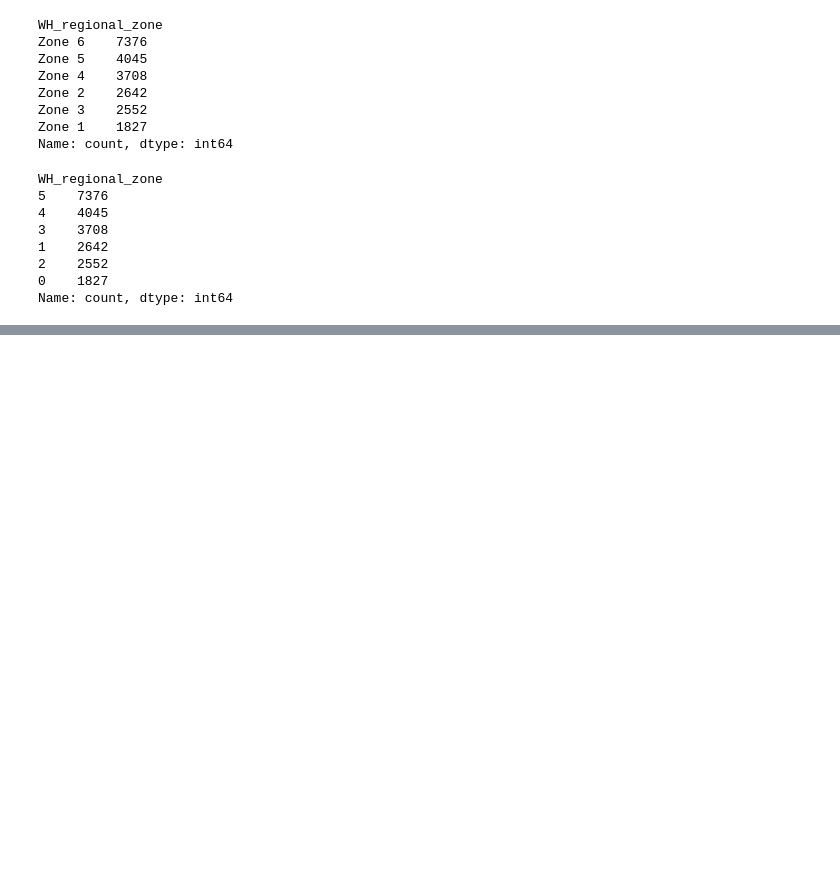
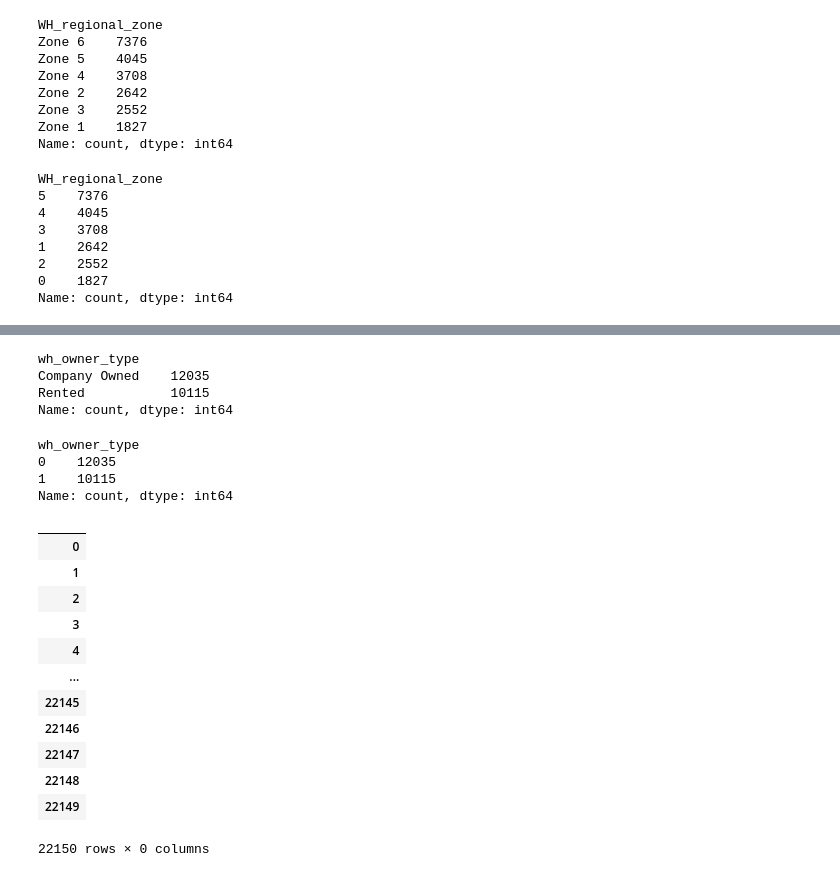
Before and after one commit to vikasmishra0921/SupplyChain, a Jupyter notebook: model.ipynb, the cells around one changed output, grey strips where cells are left out. Drawn from its saved outputs; the diff is of its cells as text; code cells hidden in the pictures; blank space fills up the shorter version.

```diff
--- a/model.ipynb
+++ b/model.ipynb
@@ -448,0 +460,32 @@ NameError: name 'categorical_columns' is not defined
+# %%
+df['wh_owner_type'].value_counts()
+# %% [output]
+wh_owner_type
+Company Owned    12035
+Rented           10115
+Name: count, dtype: int64
+# %%
+df['wh_owner_type'] = le.fit_transform(df['wh_owner_type'])
+# %%
+df['wh_owner_type'].value_counts()
+# %% [output]
+wh_owner_type
+0    12035
+1    10115
+Name: count, dtype: int64
+# %%
+df.select_dtypes(include = 'object')
+# %% [output]
+|  |
+| 0 |
+| 1 |
+| 2 |
+| 3 |
+| 4 |
+| ... |
+| 22145 |
+| 22146 |
+| 22147 |
+| 22148 |
+| 22149 |
+22150 rows × 0 columns
```
Also changed, not shown: parts of 19 cells of this notebook.
